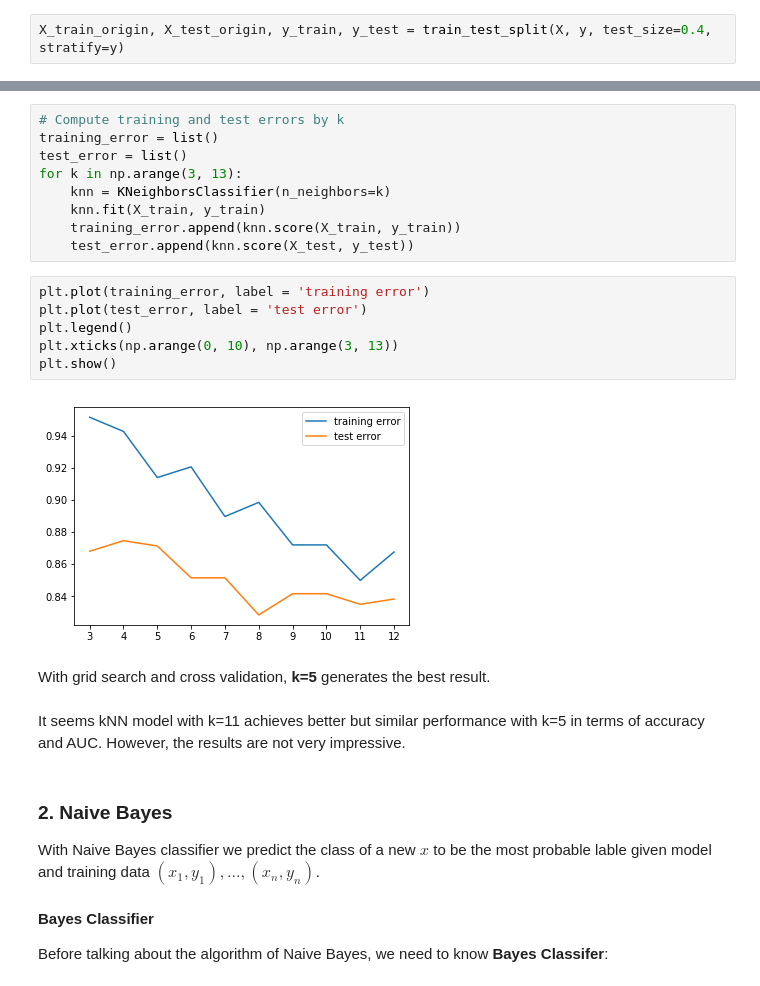
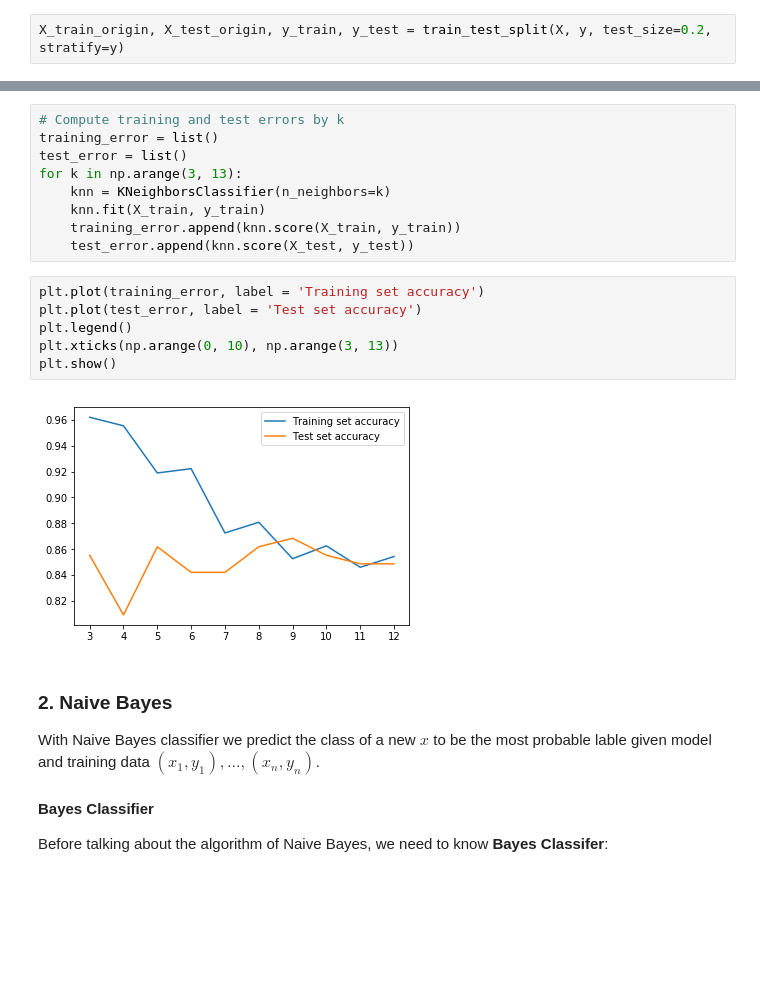
Before and after one commit to byrontang/project-parkinsons-disease-classification, a Jupyter notebook: models-and-algorithms.ipynb, the cells around one changed output, grey strips where cells are left out. Drawn from its saved outputs; the diff is of its cells as text; blank space fills up the shorter version.

```diff
--- a/models-and-algorithms.ipynb
+++ b/models-and-algorithms.ipynb
@@ -123,7 +125,7 @@ Name: class, dtype: int64
 # %%
 from sklearn.model_selection import train_test_split
 # %%
-X_train_origin, X_test_origin, y_train, y_test = train_test_split(X, y, test_size=0.4, stratify=y)
+X_train_origin, X_test_origin, y_train, y_test = train_test_split(X, y, test_size=0.2, stratify=y)
 # %%
 from sklearn.preprocessing import StandardScaler
 # %%
@@ -230,17 +232,13 @@ for k in np.arange(3, 13):
     training_error.append(knn.score(X_train, y_train))
     test_error.append(knn.score(X_test, y_test))
 # %%
-plt.plot(training_error, label = 'training error')
-plt.plot(test_error, label = 'test error')
+plt.plot(training_error, label = 'Training set accuracy')
+plt.plot(test_error, label = 'Test set accuracy')
 plt.legend()
 plt.xticks(np.arange(0, 10), np.arange(3, 13))
 plt.show()
 # %% [output]
-[figure, old version]
+[figure, new version]
-# %% [markdown]
-With grid search and cross validation, **k=5** generates the best result.
-# %% [markdown]
-It seems kNN model with k=11 achieves better but similar performance with k=5 in terms of accuracy and AUC. However, the results are not very impressive.
 # %% [markdown]
 ### 2. Naive Bayes
 
```
Also changed, not shown: parts of 45 cells of this notebook.
